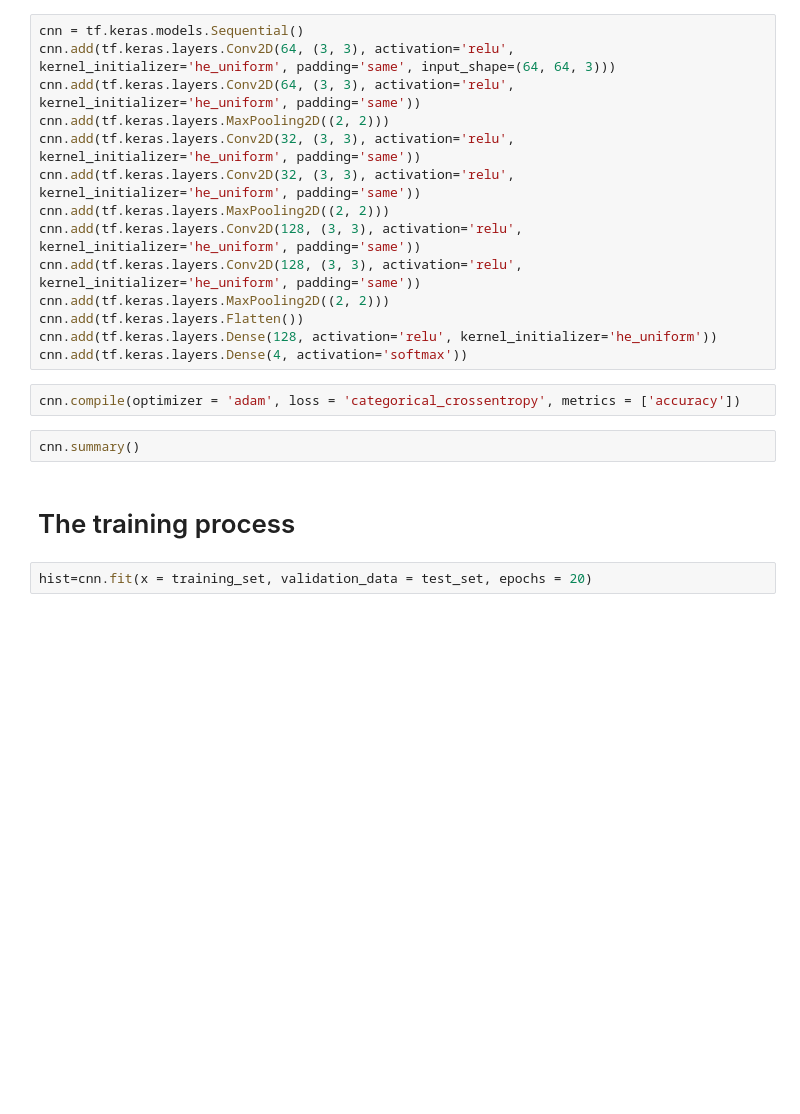
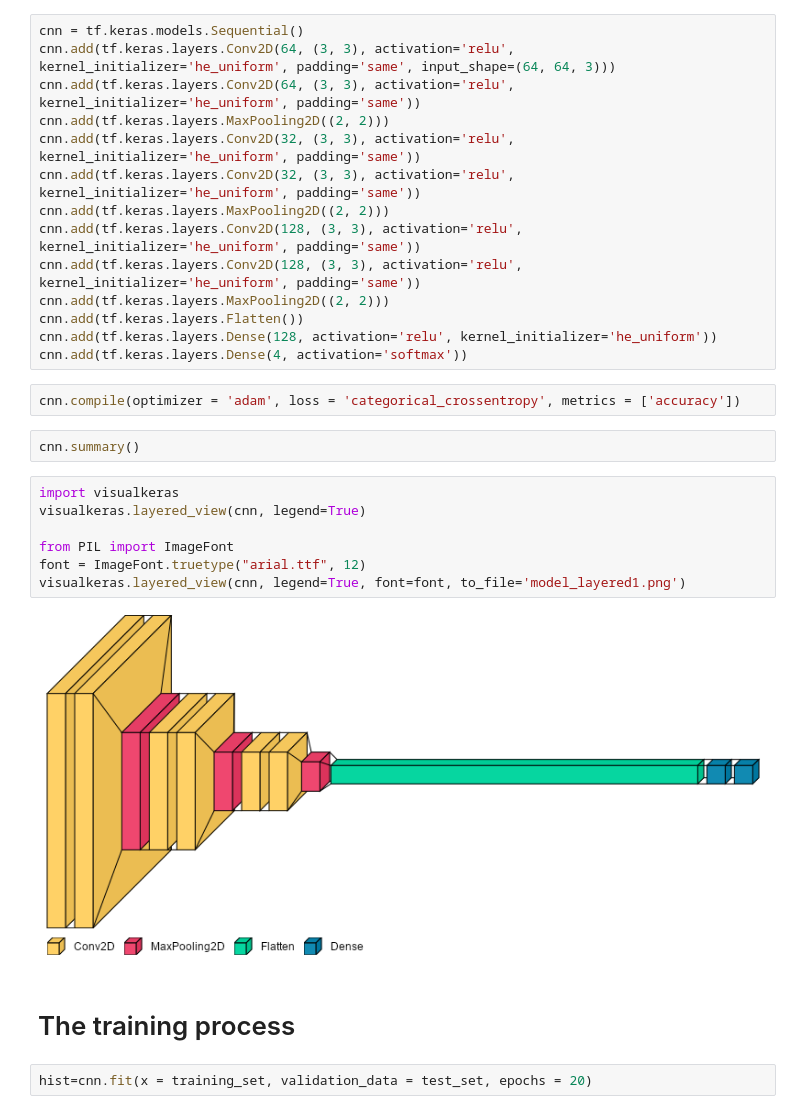
Before and after one commit to AnnaMelekhova/CoffeeBeansClassification, a Jupyter notebook: coffee_beans_classification.ipynb, the cells around one changed output. Cells and saved outputs as stored; diff of their text form; blank space fills up the shorter version.

```diff
--- a/coffee_beans_classification.ipynb
+++ b/coffee_beans_classification.ipynb
@@ -52,6 +52,15 @@ cnn.add(tf.keras.layers.Dense(4, activation='softmax'))
 cnn.compile(optimizer = 'adam', loss = 'categorical_crossentropy', metrics = ['accuracy'])
 # %%
 cnn.summary()
+# %%
+import visualkeras
+visualkeras.layered_view(cnn, legend=True)
+
+from PIL import ImageFont
+font = ImageFont.truetype("arial.ttf", 12)
+visualkeras.layered_view(cnn, legend=True, font=font, to_file='model_layered1.png')
+# %% [output]
+[figure, added]
 # %% [markdown]
 # The training process
 # %%
```
Also changed, not shown: parts of 18 cells of this notebook.
